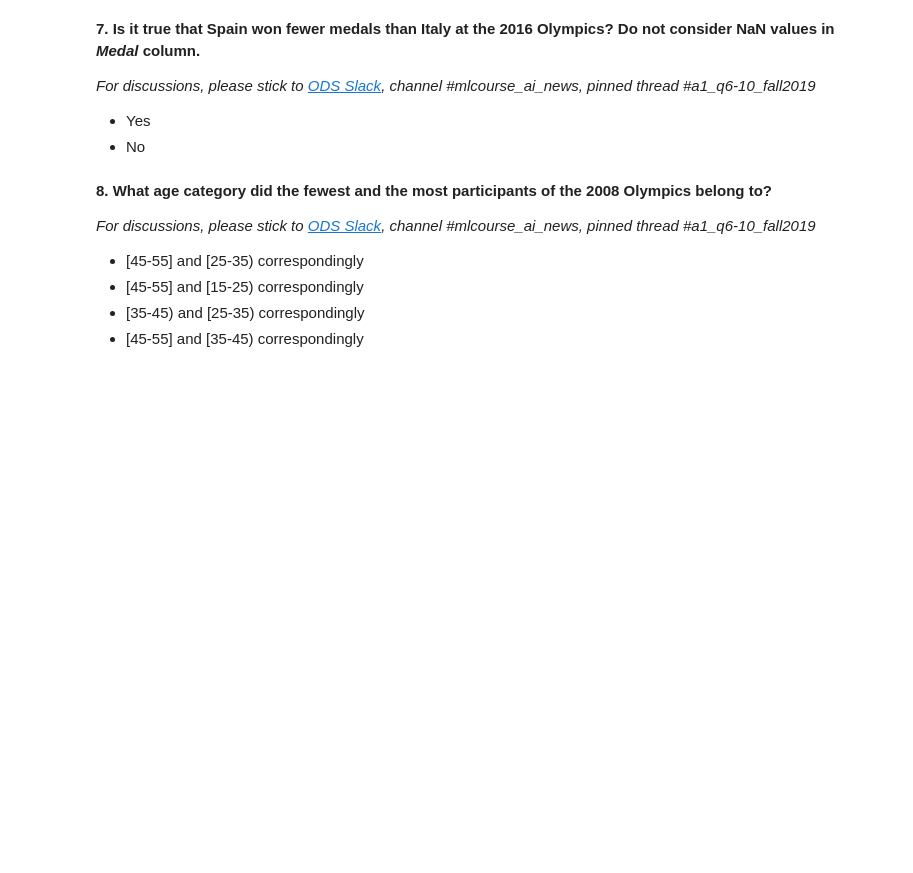
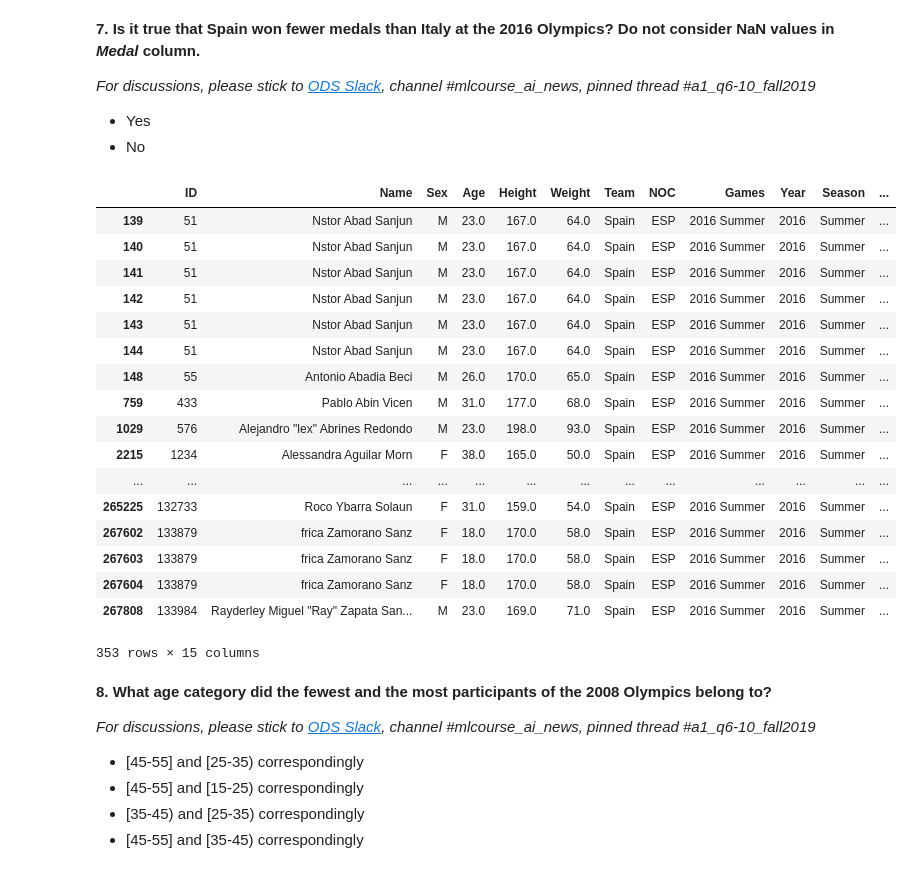
Before and after one commit to MarwaQabeel/mlcourse.ai-Fall2019, a Jupyter notebook: First Assignment/assignment1_pandas_olympic.ipynb, the cells around one changed output. Drawn from its saved outputs; the diff is of its cells as text; code cells hidden in the pictures; blank space fills up the shorter version.

```diff
--- a/First Assignment/assignment1_pandas_olympic.ipynb
+++ b/First Assignment/assignment1_pandas_olympic.ipynb
@@ -216,3 +250,23 @@ __7. Is it true that Spain won fewer medals than Italy at the 2016 Olympics? Do
 - No
 # %%
 # You code here
+data[(data['Year'] == 2016) & (data['Team'] == 'Spain')]
+# %% [output]
+|  | ID | Name | Sex | Age | Height | Weight | Team | NOC | Games | Year | Season | ... |
+| 139 | 51 | Nstor Abad Sanjun | M | 23.0 | 167.0 | 64.0 | Spain | ESP | 2016 Summer | 2016 | Summer | ... |
+| 140 | 51 | Nstor Abad Sanjun | M | 23.0 | 167.0 | 64.0 | Spain | ESP | 2016 Summer | 2016 | Summer | ... |
+| 141 | 51 | Nstor Abad Sanjun | M | 23.0 | 167.0 | 64.0 | Spain | ESP | 2016 Summer | 2016 | Summer | ... |
+| 142 | 51 | Nstor Abad Sanjun | M | 23.0 | 167.0 | 64.0 | Spain | ESP | 2016 Summer | 2016 | Summer | ... |
+| 143 | 51 | Nstor Abad Sanjun | M | 23.0 | 167.0 | 64.0 | Spain | ESP | 2016 Summer | 2016 | Summer | ... |
+| 144 | 51 | Nstor Abad Sanjun | M | 23.0 | 167.0 | 64.0 | Spain | ESP | 2016 Summer | 2016 | Summer | ... |
+| 148 | 55 | Antonio Abadia Beci | M | 26.0 | 170.0 | 65.0 | Spain | ESP | 2016 Summer | 2016 | Summer | ... |
+| 759 | 433 | Pablo Abin Vicen | M | 31.0 | 177.0 | 68.0 | Spain | ESP | 2016 Summer | 2016 | Summer | ... |
+| 1029 | 576 | Alejandro "lex" Abrines Redondo | M | 23.0 | 198.0 | 93.0 | Spain | ESP | 2016 Summer | 2016 | Summer | ... |
+| 2215 | 1234 | Alessandra Aguilar Morn | F | 38.0 | 165.0 | 50.0 | Spain | ESP | 2016 Summer | 2016 | Summer | ... |
+| ... | ... | ... | ... | ... | ... | ... | ... | ... | ... | ... | ... | ... |
+| 265225 | 132733 | Roco Ybarra Solaun | F | 31.0 | 159.0 | 54.0 | Spain | ESP | 2016 Summer | 2016 | Summer | ... |
+| 267602 | 133879 | frica Zamorano Sanz | F | 18.0 | 170.0 | 58.0 | Spain | ESP | 2016 Summer | 2016 | Summer | ... |
+| 267603 | 133879 | frica Zamorano Sanz | F | 18.0 | 170.0 | 58.0 | Spain | ESP | 2016 Summer | 2016 | Summer | ... |
+| 267604 | 133879 | frica Zamorano Sanz | F | 18.0 | 170.0 | 58.0 | Spain | ESP | 2016 Summer | 2016 | Summer | ... |
+| 267808 | 133984 | Rayderley Miguel "Ray" Zapata San... | M | 23.0 | 169.0 | 71.0 | Spain | ESP | 2016 Summer | 2016 | Summer | ... |
+353 rows × 15 columns
```
Also changed, not shown: parts of 10 cells of this notebook, 1 other file.
